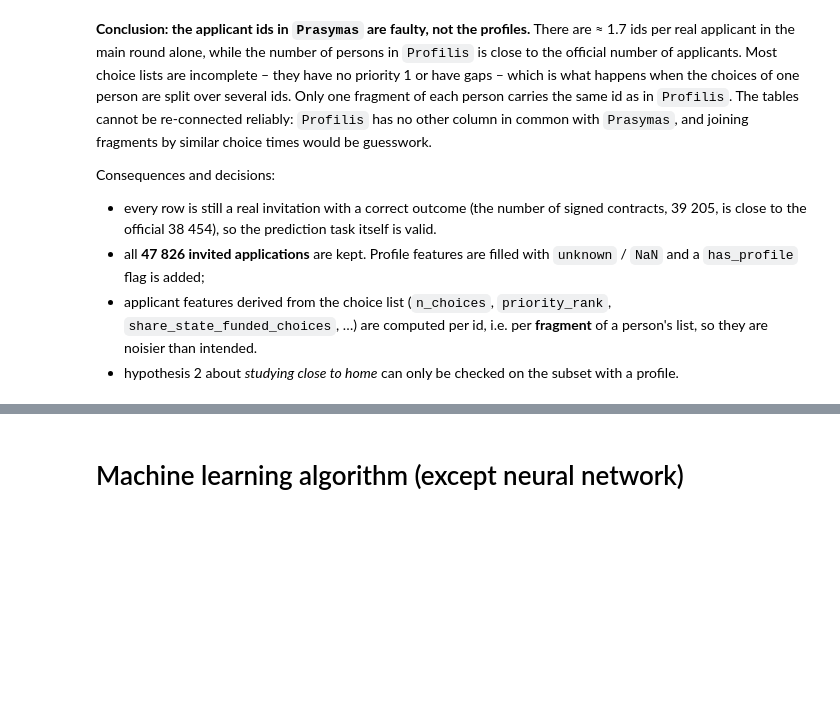
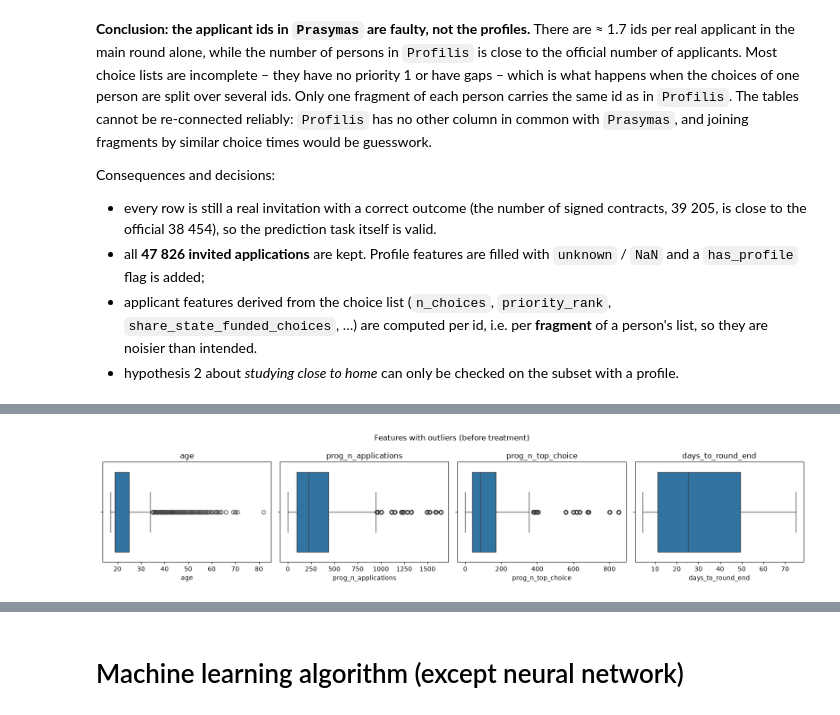
Before and after one commit to AxOxS/enrolmentPrediction, a Jupyter notebook: Individual_project.ipynb, the cells around one changed output, grey strips where cells are left out. Cells and saved outputs as stored; diff of their text form; code cells hidden in the pictures; blank space fills up the shorter version.

```diff
--- a/Individual_project.ipynb
+++ b/Individual_project.ipynb
@@ -346,0 +470,10 @@ Consequences and decisions:
+# %%
+fig, axes = plt.subplots(1, 4, figsize=(16, 3.5))
+for ax, col in zip(axes, ["age", "prog_n_applications", "prog_n_top_choice", "days_to_round_end"]):
+    sns.boxplot(x=data[col], ax=ax, color="tab:blue")
+    ax.set_title(col)
+plt.suptitle("Features with outliers (before treatment)")
+plt.tight_layout()
+plt.show()
+# %% [output]
+[figure, added]
```
Also changed, not shown: parts of 8 cells of this notebook.
